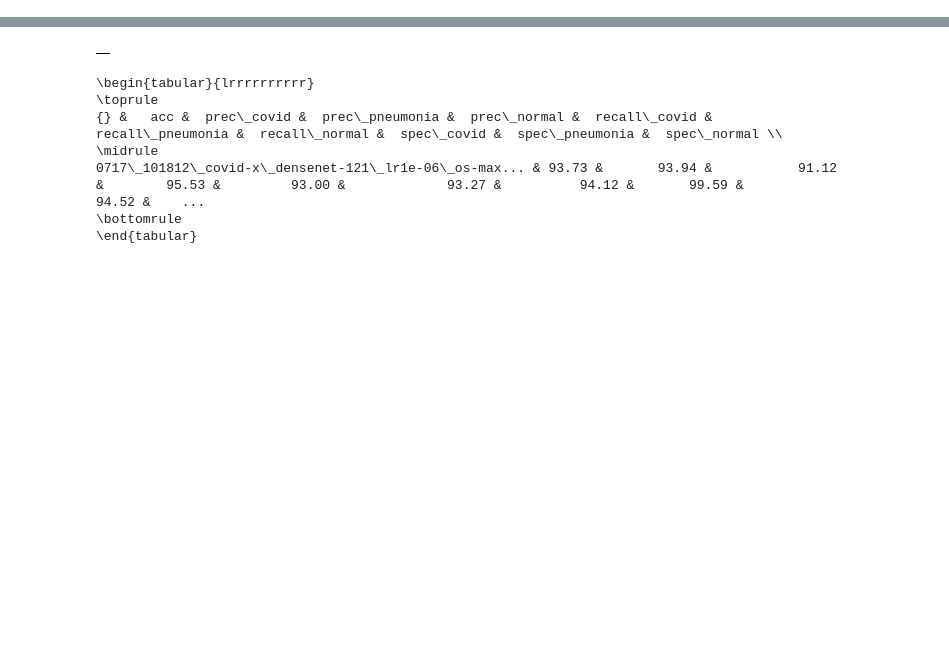
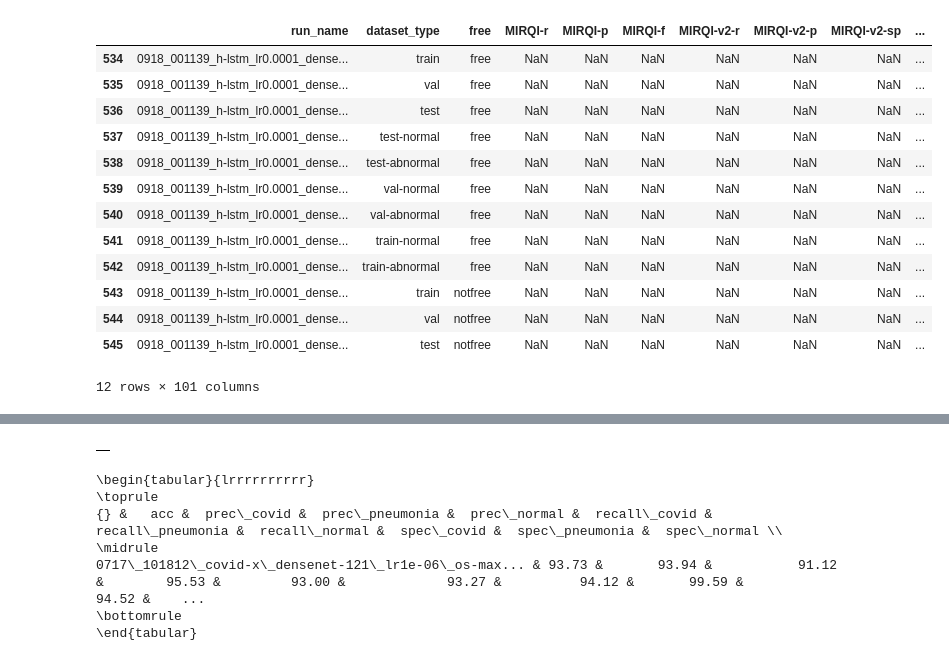
Before and after one commit to pdpino/medical-ai, a Jupyter notebook: medai/notebooks/results.ipynb, the cells around one changed output, grey strips where cells are left out. Cells and saved outputs as stored; diff of their text form; code cells hidden in the pictures; blank space fills up the shorter version.

```diff
--- a/medai/notebooks/results.ipynb
+++ b/medai/notebooks/results.ipynb
@@ -115 +144,18 @@ CHEXPERT_METRICS = ['acc', 'roc_auc',] #  'recall', 'prec', 'f1', 'roc_auc']
+# %%
+filter_results(contains='0918_001139')
+# %% [output]
+|  | run_name | dataset_type | free | MIRQI-r | MIRQI-p | MIRQI-f | MIRQI-v2-r | MIRQI-v2-p | MIRQI-v2-sp | ... |
+| 534 | 0918_001139_h-lstm_lr0.0001_dense... | train | free | NaN | NaN | NaN | NaN | NaN | NaN | ... |
+| 535 | 0918_001139_h-lstm_lr0.0001_dense... | val | free | NaN | NaN | NaN | NaN | NaN | NaN | ... |
+| 536 | 0918_001139_h-lstm_lr0.0001_dense... | test | free | NaN | NaN | NaN | NaN | NaN | NaN | ... |
+| 537 | 0918_001139_h-lstm_lr0.0001_dense... | test-normal | free | NaN | NaN | NaN | NaN | NaN | NaN | ... |
+| 538 | 0918_001139_h-lstm_lr0.0001_dense... | test-abnormal | free | NaN | NaN | NaN | NaN | NaN | NaN | ... |
+| 539 | 0918_001139_h-lstm_lr0.0001_dense... | val-normal | free | NaN | NaN | NaN | NaN | NaN | NaN | ... |
+| 540 | 0918_001139_h-lstm_lr0.0001_dense... | val-abnormal | free | NaN | NaN | NaN | NaN | NaN | NaN | ... |
+| 541 | 0918_001139_h-lstm_lr0.0001_dense... | train-normal | free | NaN | NaN | NaN | NaN | NaN | NaN | ... |
+| 542 | 0918_001139_h-lstm_lr0.0001_dense... | train-abnormal | free | NaN | NaN | NaN | NaN | NaN | NaN | ... |
+| 543 | 0918_001139_h-lstm_lr0.0001_dense... | train | notfree | NaN | NaN | NaN | NaN | NaN | NaN | ... |
+| 544 | 0918_001139_h-lstm_lr0.0001_dense... | val | notfree | NaN | NaN | NaN | NaN | NaN | NaN | ... |
+| 545 | 0918_001139_h-lstm_lr0.0001_dense... | test | notfree | NaN | NaN | NaN | NaN | NaN | NaN | ... |
+12 rows × 101 columns
 # %%
```
Also changed, not shown: parts of 27 cells of this notebook.
